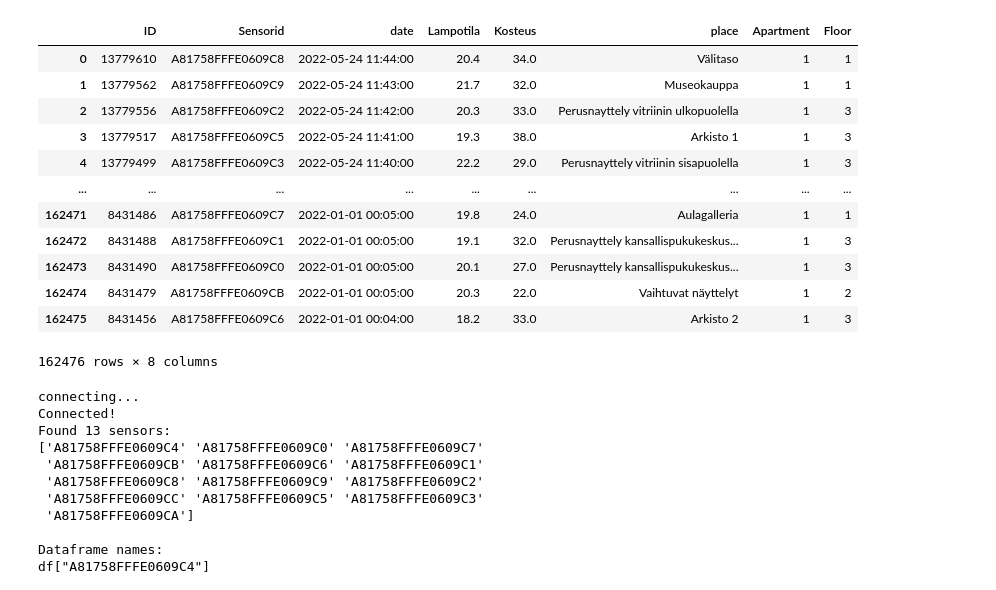
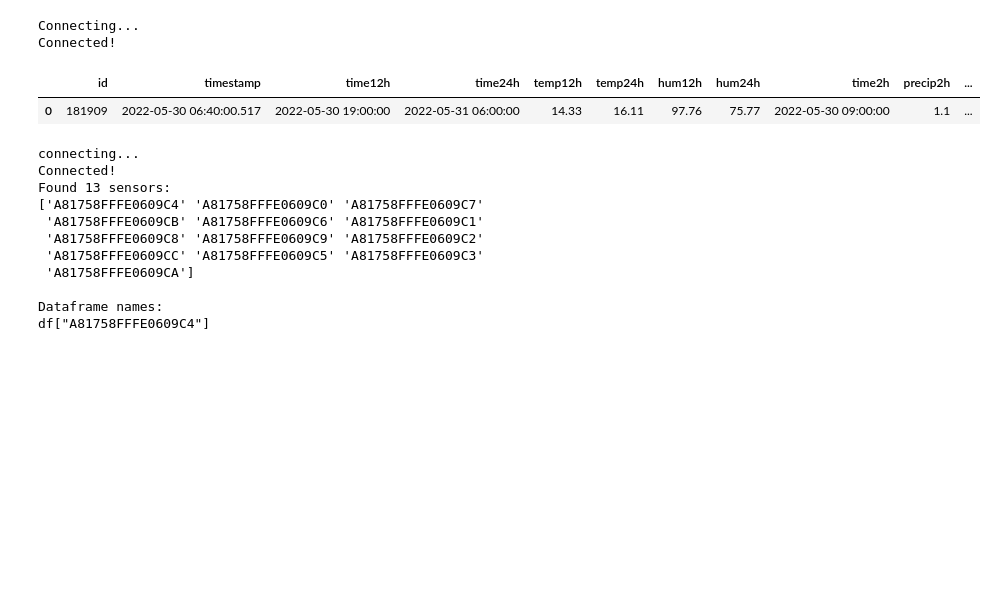
Before and after one commit to teezmu/AreOy, a Jupyter notebook: Untitled.ipynb, the cells around one changed output. Drawn from its saved outputs; the diff is of its cells as text; code cells hidden in the pictures; blank space fills up the shorter version.

```diff
--- a/Untitled.ipynb
+++ b/Untitled.ipynb
@@ -21,12 +21,14 @@ from keras.metrics import RootMeanSquaredError
 from sklearn.metrics import mean_squared_error
 # %%
 # SQL Connection
+print('Connecting...')
 conn = pyodbc.connect('Driver={SQL Server};'
                       'Server=sqlserver7w7bbd5rlwweu.database.windows.net;'
                       'Database=AreIoTSQLSensorData;'
                       'Trusted_Connection=no;'
                      'Uid=Teemu_ARE;'
                      'Pwd=Toukokuu2022!;')
+print('Connected!')
 # SQL Hakuja
 pd.set_option('display.max_columns', None)
 sqlmuseo = """SELECT * FROM museotesti WHERE Apartment = 1 AND date > '2022-01-01' ORDER BY date DESC"""
@@ -37,22 +39,14 @@ sqlennustus = """SELECT * FROM weatherforecasts WHERE place = 'Jyväskylä, Kesk
 dfmuseo = pd.read_sql(sqlmuseo,conn)
 dfsää = pd.read_sql(sqlsää,conn)
 dfennustus = pd.read_sql(sqlennustus,conn)
+# %% [output]
+Connecting...
+Connected!
 # %%
-dfmuseo
+dfennustus
 # %% [output]
-|  | ID | Sensorid | date | Lampotila | Kosteus | place | Apartment | Floor |
-| 0 | 13779610 | A81758FFFE0609C8 | 2022-05-24 11:44:00 | 20.4 | 34.0 | Välitaso | 1 | 1 |
-| 1 | 13779562 | A81758FFFE0609C9 | 2022-05-24 11:43:00 | 21.7 | 32.0 | Museokauppa | 1 | 1 |
-| 2 | 13779556 | A81758FFFE0609C2 | 2022-05-24 11:42:00 | 20.3 | 33.0 | Perusnayttely vitriinin ulkopuolella | 1 | 3 |
-| 3 | 13779517 | A81758FFFE0609C5 | 2022-05-24 11:41:00 | 19.3 | 38.0 | Arkisto 1 | 1 | 3 |
-| 4 | 13779499 | A81758FFFE0609C3 | 2022-05-24 11:40:00 | 22.2 | 29.0 | Perusnayttely vitriinin sisapuolella | 1 | 3 |
-| ... | ... | ... | ... | ... | ... | ... | ... | ... |
-| 162471 | 8431486 | A81758FFFE0609C7 | 2022-01-01 00:05:00 | 19.8 | 24.0 | Aulagalleria | 1 | 1 |
-| 162472 | 8431488 | A81758FFFE0609C1 | 2022-01-01 00:05:00 | 19.1 | 32.0 | Perusnayttely kansallispukukeskus... | 1 | 3 |
-| 162473 | 8431490 | A81758FFFE0609C0 | 2022-01-01 00:05:00 | 20.1 | 27.0 | Perusnayttely kansallispukukeskus... | 1 | 3 |
-| 162474 | 8431479 | A81758FFFE0609CB | 2022-01-01 00:05:00 | 20.3 | 22.0 | Vaihtuvat näyttelyt | 1 | 2 |
-| 162475 | 8431456 | A81758FFFE0609C6 | 2022-01-01 00:04:00 | 18.2 | 33.0 | Arkisto 2 | 1 | 3 |
+|  | id | timestamp | time12h | time24h | temp12h | temp24h | hum12h | hum24h | time2h | precip2h | ... |
+| 0 | 181909 | 2022-05-30 06:40:00.517 | 2022-05-30 19:00:00 | 2022-05-31 06:00:00 | 14.33 | 16.11 | 97.76 | 75.77 | 2022-05-30 09:00:00 | 1.1 | ... |
-162476 rows × 8 columns
 # %%
 # Kaikki Käsityömuseon sensorit
 df = arehelper.predictive_model.create_sensordf('1min',prints=True)
```
Also changed, not shown: parts of 11 cells of this notebook.
